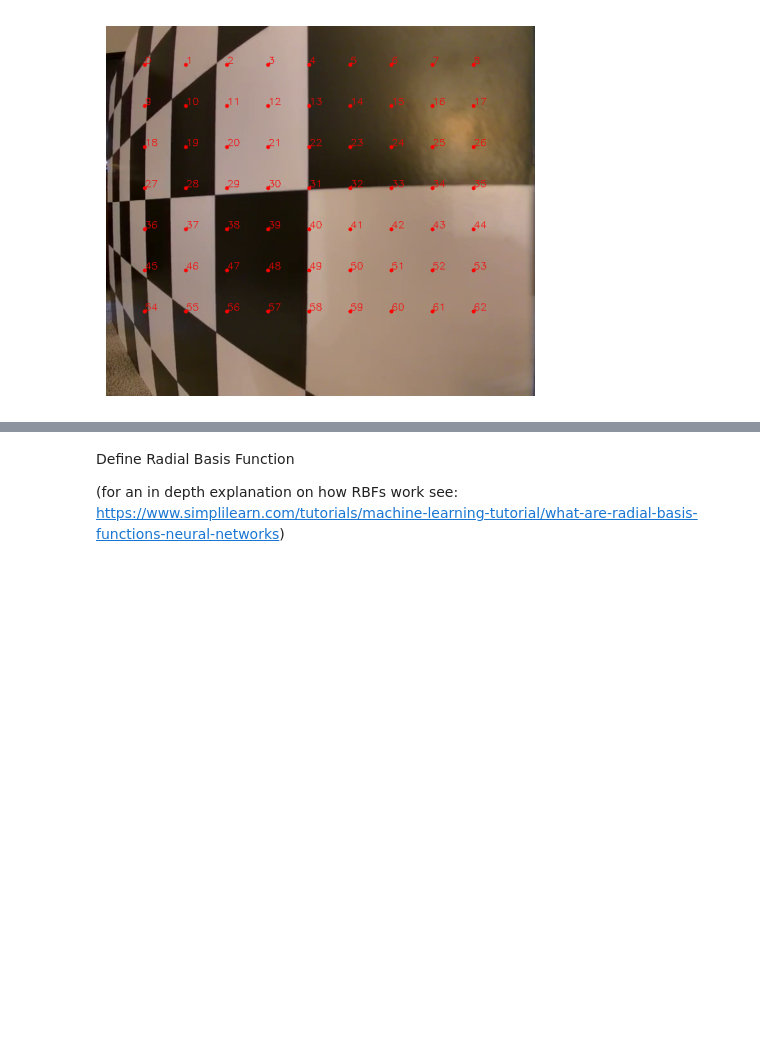
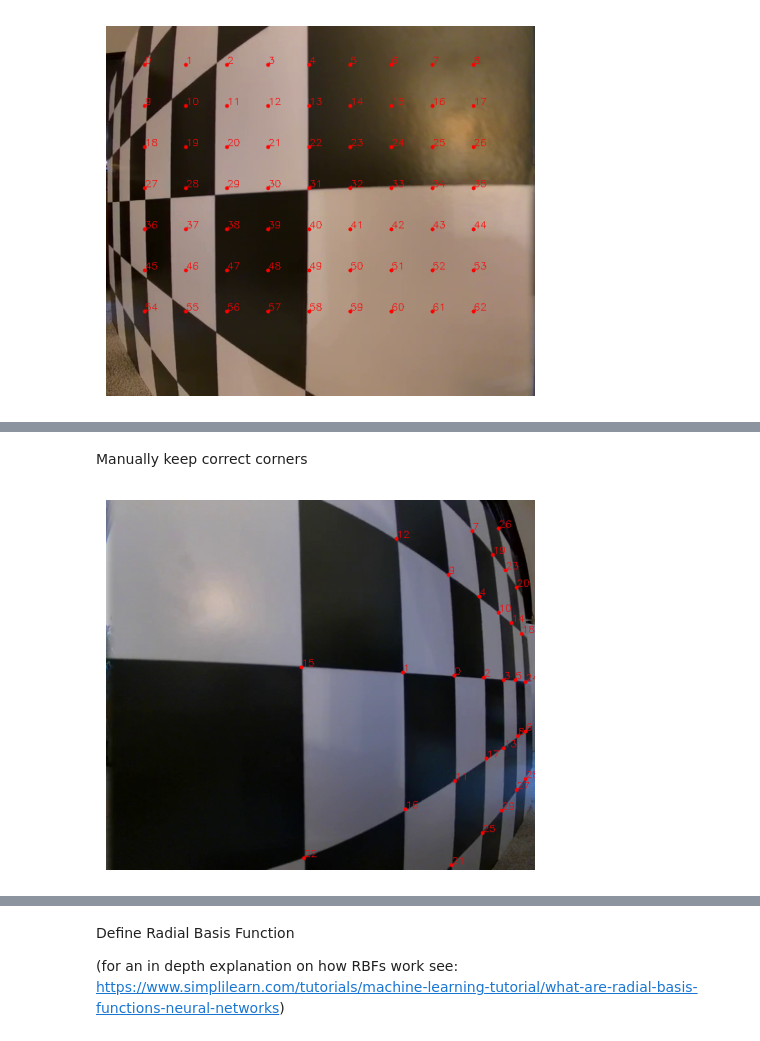
Before and after one commit to AnthonyLandmesser/CameraCalibration, a Jupyter notebook: rbf_calibration.ipynb, the cells around one changed output, grey strips where cells are left out. Saved outputs shown, nothing was run; the diff lists cells and outputs as text; code cells hidden in the pictures; blank space fills up the shorter version.

```diff
--- a/rbf_calibration.ipynb
+++ b/rbf_calibration.ipynb
@@ -204,0 +216,16 @@ displayCorners(left_image, ideal_corners)
+# %% [markdown]
+Manually keep correct corners
+# %%
+def keep_corners(corners, indexes_to_keep):
+    mask = [False] * len(corners)
+    for i in indexes_to_keep:
+        mask[i] = True
+    real_corners = corners[mask]
+    return real_corners
+
+indexes_to_keep = [35, 8, 25, 29, 26, 13, 10, 5, 11, 15, 22, 17, 1, 0, 2, 4, 6, 32,
+                   28, 19, 12, 20, 14, 9, 7, 27, 34, 39, 36, 38]
+kept_corners = keep_corners(corners, indexes_to_keep)
+displayCorners(right_image, kept_corners)
+# %% [output]
+[figure, added]
```
Also changed, not shown: parts of 31 cells of this notebook.
